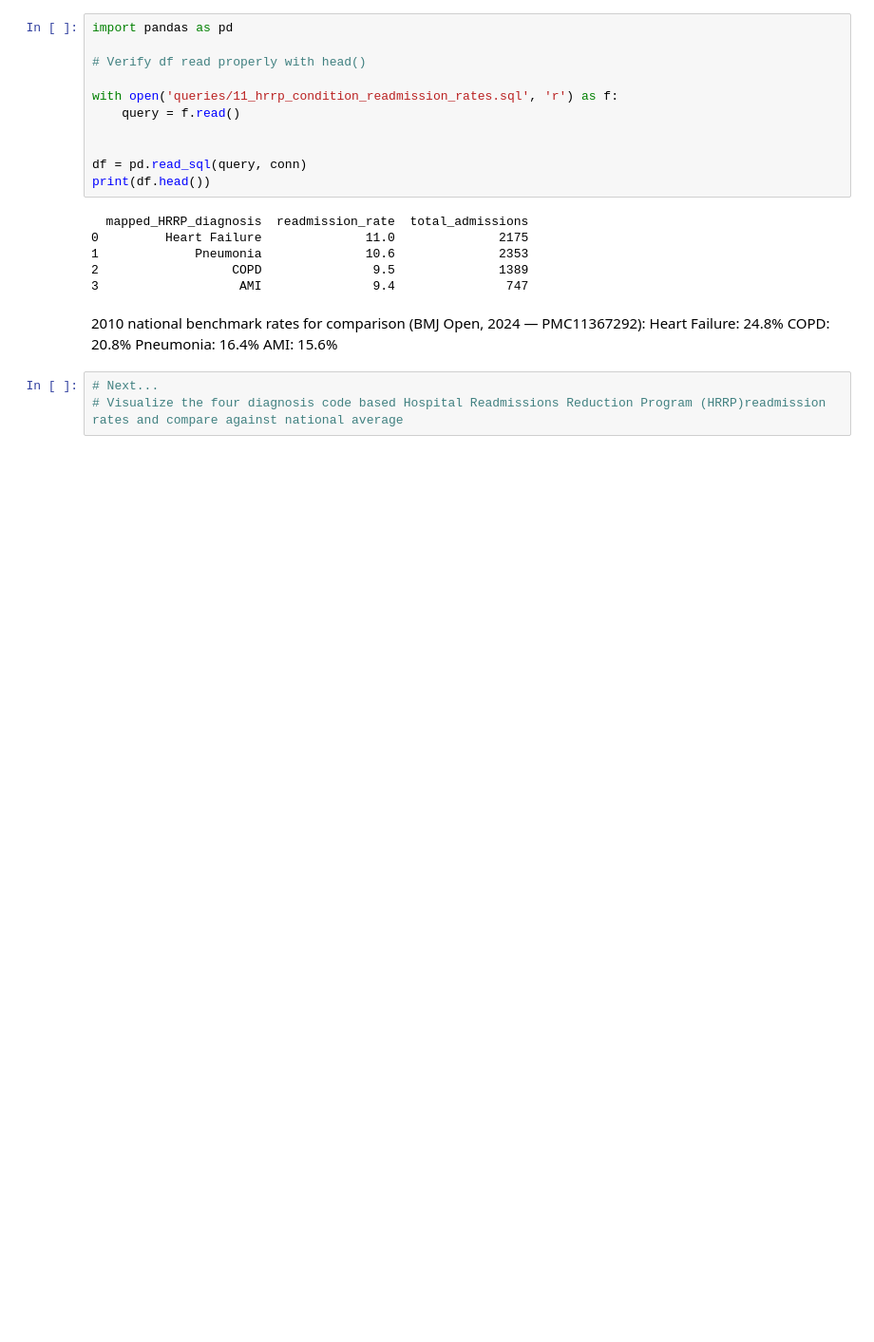
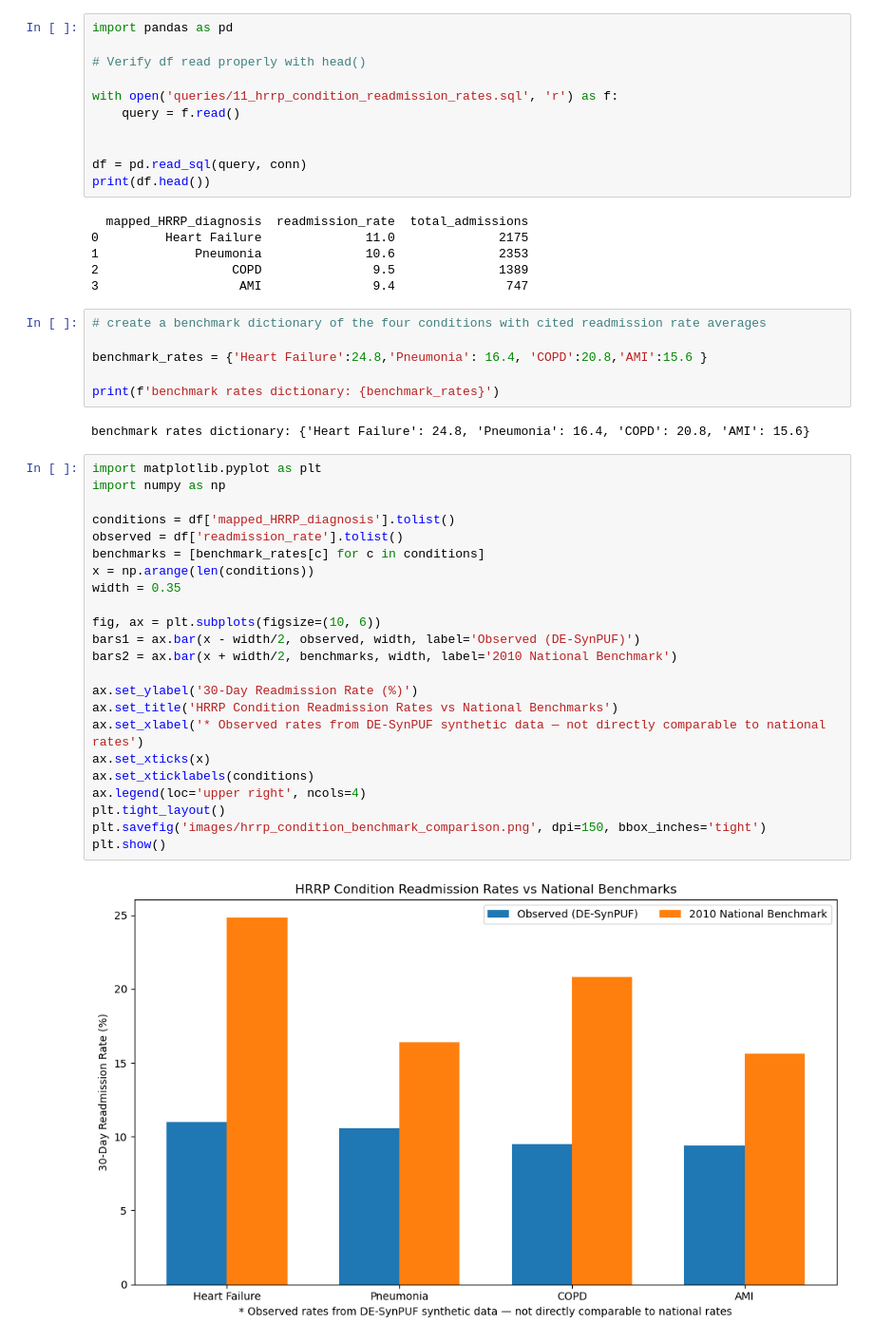
Before and after one commit to Djaser23/claims_readmission_analysis, a Jupyter notebook: analysis/hrrp_condition_readmission_analysis.ipynb, the cells around one changed output. Shown at 95% size. Cells and saved outputs as stored; diff of their text form; blank space fills up the shorter version.

Commit message:
Finish hrrp_condition_readmission_analysis.ipynb with dictionary mapping and visualization

```diff
--- a/analysis/hrrp_condition_readmission_analysis.ipynb
+++ b/analysis/hrrp_condition_readmission_analysis.ipynb
@@ -40,12 +58,36 @@ print(df.head())
 1             Pneumonia              10.6              2353
 2                  COPD               9.5              1389
 3                   AMI               9.4               747
-# %% [markdown]
-2010 national benchmark rates for comparison (BMJ Open, 2024 — PMC11367292):
-  Heart Failure: 24.8%
-  COPD:          20.8%
-  Pneumonia:     16.4%
-  AMI:           15.6%
-# %%
-# Next...
-# Visualize the four diagnosis code based Hospital Readmissions Reduction Program (HRRP)readmission rates and compare against national average
+# %%
+# create a benchmark dictionary of the four conditions with cited readmission rate averages
+
+benchmark_rates = {'Heart Failure':24.8,'Pneumonia': 16.4, 'COPD':20.8,'AMI':15.6 }
+
+print(f'benchmark rates dictionary: {benchmark_rates}')
+# %% [output]
+benchmark rates dictionary: {'Heart Failure': 24.8, 'Pneumonia': 16.4, 'COPD': 20.8, 'AMI': 15.6}
+# %%
+import matplotlib.pyplot as plt
+import numpy as np
+
+conditions = df['mapped_HRRP_diagnosis'].tolist()
+observed = df['readmission_rate'].tolist()
+benchmarks = [benchmark_rates[c] for c in conditions]
+x = np.arange(len(conditions))
+width = 0.35
+
+fig, ax = plt.subplots(figsize=(10, 6))
+bars1 = ax.bar(x - width/2, observed, width, label='Observed (DE-SynPUF)')
+bars2 = ax.bar(x + width/2, benchmarks, width, label='2010 National Benchmark')
+
+ax.set_ylabel('30-Day Readmission Rate (%)')
+ax.set_title('HRRP Condition Readmission Rates vs National Benchmarks')
+ax.set_xlabel('* Observed rates from DE-SynPUF synthetic data — not directly comparable to national rates')
+ax.set_xticks(x)
+ax.set_xticklabels(conditions)
+ax.legend(loc='upper right', ncols=4)
+plt.tight_layout()
+plt.savefig('images/hrrp_condition_benchmark_comparison.png', dpi=150, bbox_inches='tight')
+plt.show()
+# %% [output]
+[figure, added]
```
Also changed, not shown: parts of 3 cells of this notebook, 1 other file.
